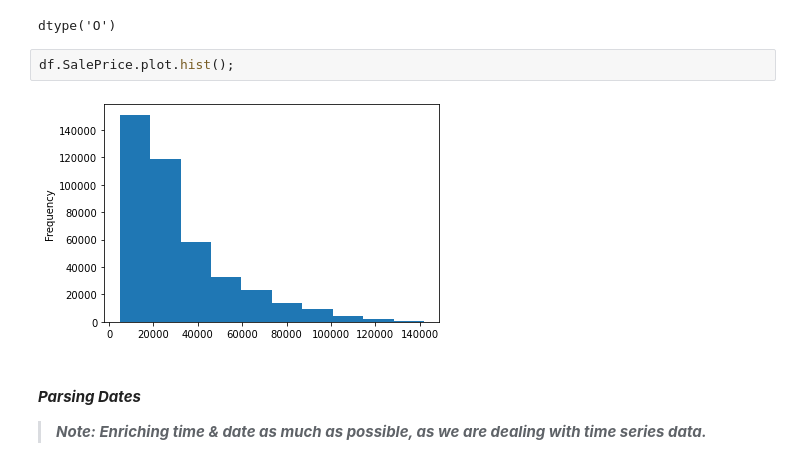
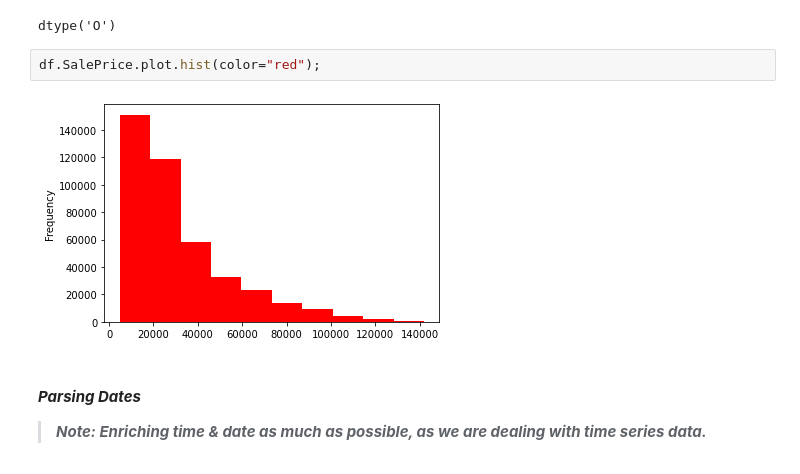
Before and after one commit to uuvedant4/bulldozer-price-prediction, a Jupyter notebook: bulldozer-price-prediction.ipynb, the cells around one changed output. Drawn from its saved outputs; the diff is of its cells as text.

```diff
--- a/bulldozer-price-prediction.ipynb
+++ b/bulldozer-price-prediction.ipynb
@@ -156,9 +156,9 @@ df.saledate.dtype
 # %% [output]
 dtype('O')
 # %%
-df.SalePrice.plot.hist();
+df.SalePrice.plot.hist(color="red");
 # %% [output]
-[figure, old version]
+[figure, new version]
 # %% [markdown]
 #### ***Parsing Dates***
 
```
Also changed, not shown: parts of 45 cells of this notebook.
